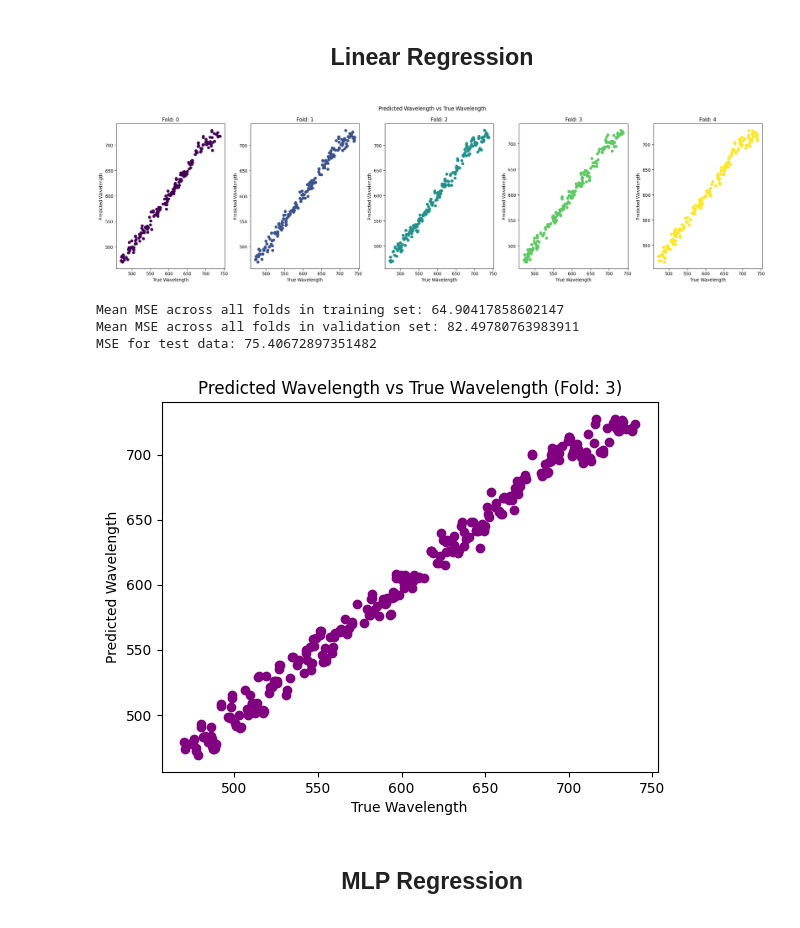
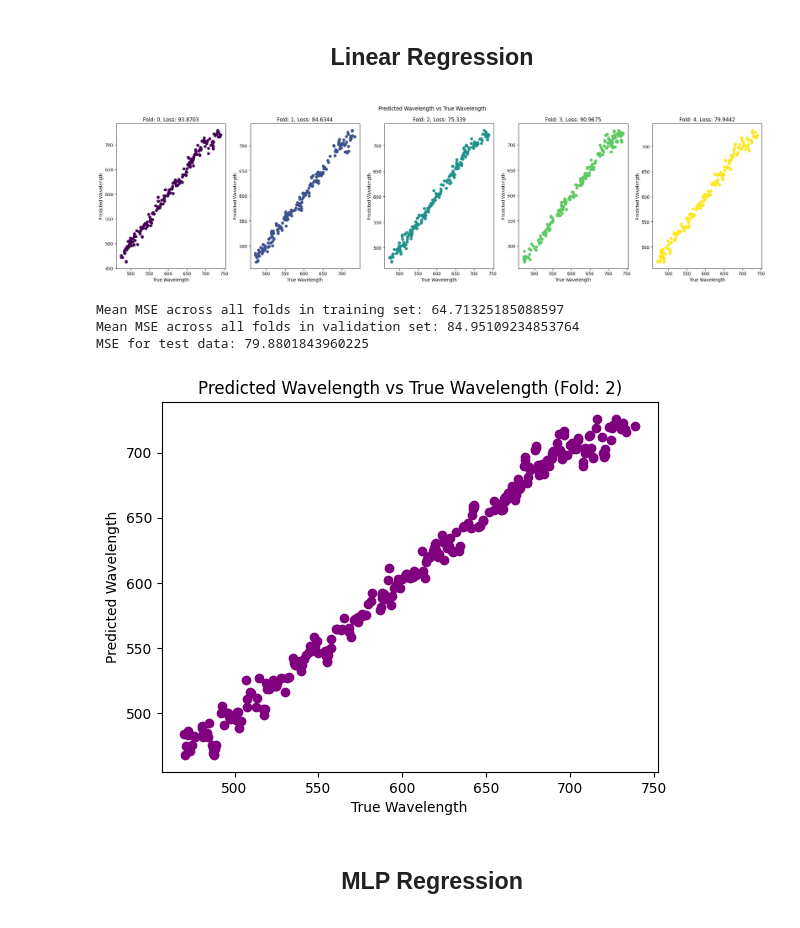
Before and after one commit to mahtabhd/MLproject, a Jupyter notebook: MLproject.ipynb, the cells around one changed output. Cells and saved outputs as stored; diff of their text form; code cells hidden in the pictures.

```diff
--- a/MLproject.ipynb
+++ b/MLproject.ipynb
@@ -122,7 +121,7 @@ reg_val_scores = []
 reg_train_scores = []
 
 # Create a figure with subplots
-cmap = cm.get_cmap('viridis', Num_Folds)
+cmap = plt.cm.get_cmap('viridis', Num_Folds)
 fig, axs = plt.subplots(nrows=1, ncols=Num_Folds, figsize=(22, 6))
 
 for fold_num, (train_index, val_index) in enumerate(kf.split(X_train_scaled)):
@@ -138,40 +137,40 @@ for fold_num, (train_index, val_index) in enumerate(kf.split(X_train_scaled)):
     #make predictions on the training data
     y_train_pred = model.predict(X_train)
 
     # Make predictions on the validation data
     y_val_pred = model.predict(X_val)
 
     # Caclulate Mean Squared Error (MSE) for this fold
     mse_train = mean_squared_error(y_train, y_train_pred)
     reg_train_scores.append(mse_train)
     mse_val = mean_squared_error(y_val, y_val_pred)
     reg_val_scores.append(mse_val)
 
     if mse_val == min(reg_val_scores):
        best_fold = fold_num
        y_test_pred = model.predict(X_test_scaled)
 
     # Add the figure to the plot
     axs[fold_num].scatter(y_val, y_val_pred, color=cmap(fold_num))
     axs[fold_num].set_xlabel('True Wavelength')
     axs[fold_num].set_ylabel('Predicted Wavelength')
-    axs[fold_num].set_title(f'Fold: {fold_num}')
+    axs[fold_num].set_title(f'Fold: {fold_num}, Loss: {round(mse_val, 4)}')
 
 plt.suptitle('Predicted Wavelength vs True Wavelength')
 plt.tight_layout()
 plt.show()
 
-mean_mse_train1 = np.mean(mse_train_scores)
-mean_mse_val1 = np.mean(mse_val_scores)
+mean_mse_train1 = np.mean(reg_train_scores)
+mean_mse_val1 = np.mean(reg_val_scores)
 test1_mse = mean_squared_error(y_test, y_test_pred)
 print('Mean MSE across all folds in training set:', mean_mse_train1)
 print('Mean MSE across all folds in validation set:', mean_mse_val1)
 print('MSE for test data:', test1_mse)
 # %% [output]
-[figure, old version]
+[figure, new version]
-Mean MSE across all folds in training set: 64.90417858602147
-Mean MSE across all folds in validation set: 82.49780763983911
-MSE for test data: 75.40672897351482
+Mean MSE across all folds in training set: 64.71325185088597
+Mean MSE across all folds in validation set: 84.95109234853764
+MSE for test data: 79.8801843960225
 # %%
 plt.scatter(y_test, y_test_pred, color='purple')
 plt.xlabel('True Wavelength')
@@ -179,7 +178,7 @@ plt.ylabel('Predicted Wavelength')
 plt.title(f'Predicted Wavelength vs True Wavelength (Fold: {best_fold})')
 plt.show()
 # %% [output]
-[figure, old version]
+[figure, new version]
 # %% [markdown]
 <div align="center">
     <h2>MLP Regression</h2>
```
Also changed, not shown: parts of 2 cells of this notebook.
